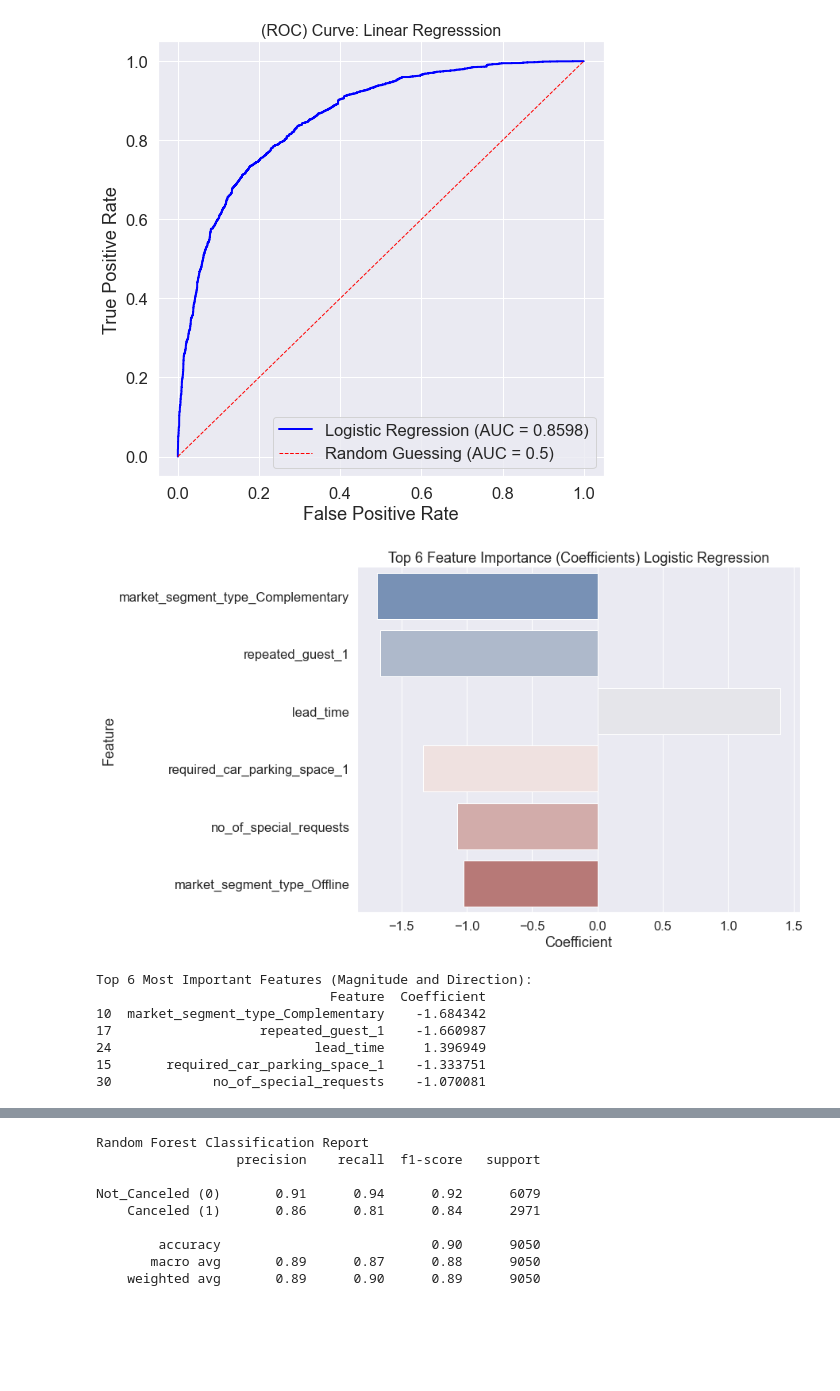
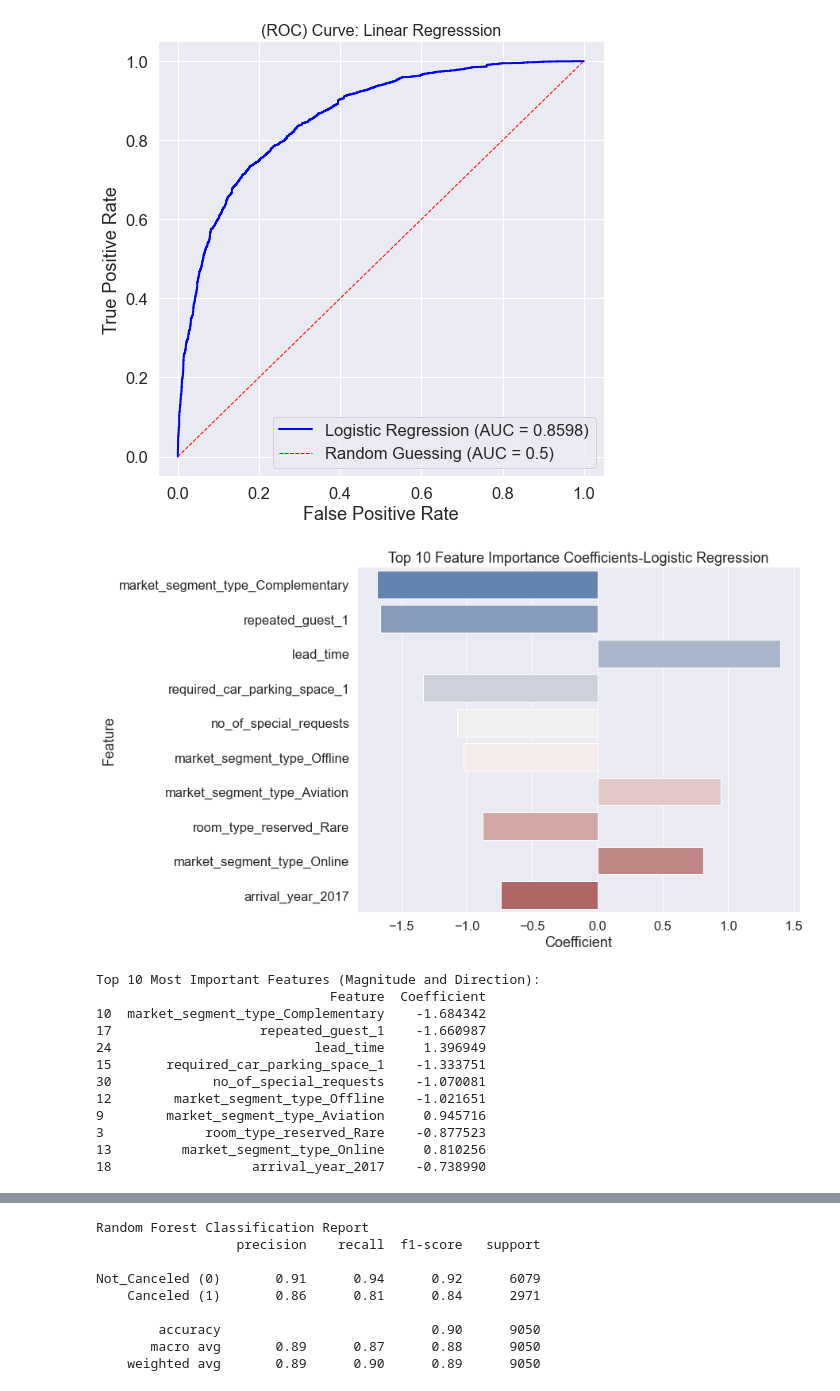
Before and after one commit to morgannash1/hotel_reservations, a Jupyter notebook: notebook.ipynb, the cells around one changed output, grey strips where cells are left out. Cells and saved outputs as stored; diff of their text form; code cells hidden in the pictures; blank space fills up the shorter version.

```diff
--- a/notebook.ipynb
+++ b/notebook.ipynb
@@ -634,51 +632,56 @@ plt.show();
 # %% [output]
 [figure]
 # %%
+#Top Feature Importance, Logistic Regression:
+
 #save trained Logistic Regression model from the pipeline to lr_model_fitted
 lr_model_fitted = pipeline_logreg['classifier']
 
-#get the feature names from the ColumnTransformer:
-
-#one hot encoded features
+#get the one hot encoded feature names from the ColumnTransformer:
 ohe_feature_names = pipeline_logreg['preprocessor'].named_transformers_['cat'].get_feature_names(cat_features)
 
-#numerical features
+#get the numerical feature names from the ColumnTransformer:
 numerical_features = list(X_train.drop(columns=cat_features).columns)
 
 #combine the feature names
 feature_names = np.concatenate([ohe_feature_names, numerical_features])
 
 #create a DataFrame for the coefficients
 coefficient_df = pd.DataFrame({
     'Feature': feature_names,
-    'Coefficient': lr_model_fitted.coef_[0] # Use [0] as it's a 2D array for binary classification
+    'Coefficient': lr_model_fitted.coef_[0] #[0] as it's 2D array-binary
 })
 
 #sort by the absolute magnitude of the coefficient
 coefficient_df['Magnitude'] = coefficient_df['Coefficient'].abs()
 coefficient_df = coefficient_df.sort_values(by='Magnitude', ascending=False)
 
-#plot the top 6 features
-top_n = 6
+#plot the top 10 features
+top_n = 10
 plt.figure(figsize=(10, 8))
 sns.barplot(
     x='Coefficient',
     y='Feature',
     data=coefficient_df.head(top_n),
     palette='vlag')
-plt.title(f'Top 6 Feature Importance (Coefficients) Logistic Regression')
+plt.title(f'Top 10 Feature Importance Coefficients-Logistic Regression')
 plt.savefig('images/top_features_logreg.jpg')
 plt.show();
 
-print("\nTop 6 Most Important Features (Magnitude and Direction):")
-print(coefficient_df[['Feature', 'Coefficient']].head())
+print("\nTop 10 Most Important Features (Magnitude and Direction):")
+print(coefficient_df[['Feature', 'Coefficient']].head(10))
 # %% [output]
-[figure, old version]
+[figure, new version]
-Top 6 Most Important Features (Magnitude and Direction):
+Top 10 Most Important Features (Magnitude and Direction):
                               Feature  Coefficient
 10  market_segment_type_Complementary    -1.684342
 17                   repeated_guest_1    -1.660987
 24                          lead_time     1.396949
 15       required_car_parking_space_1    -1.333751
 30             no_of_special_requests    -1.070081
+12        market_segment_type_Offline    -1.021651
+9        market_segment_type_Aviation     0.945716
+3             room_type_reserved_Rare    -0.877523
+13         market_segment_type_Online     0.810256
+18                  arrival_year_2017    -0.738990
 # %% [markdown]
```
Also changed, not shown: parts of 14 cells of this notebook, 2 other files.
